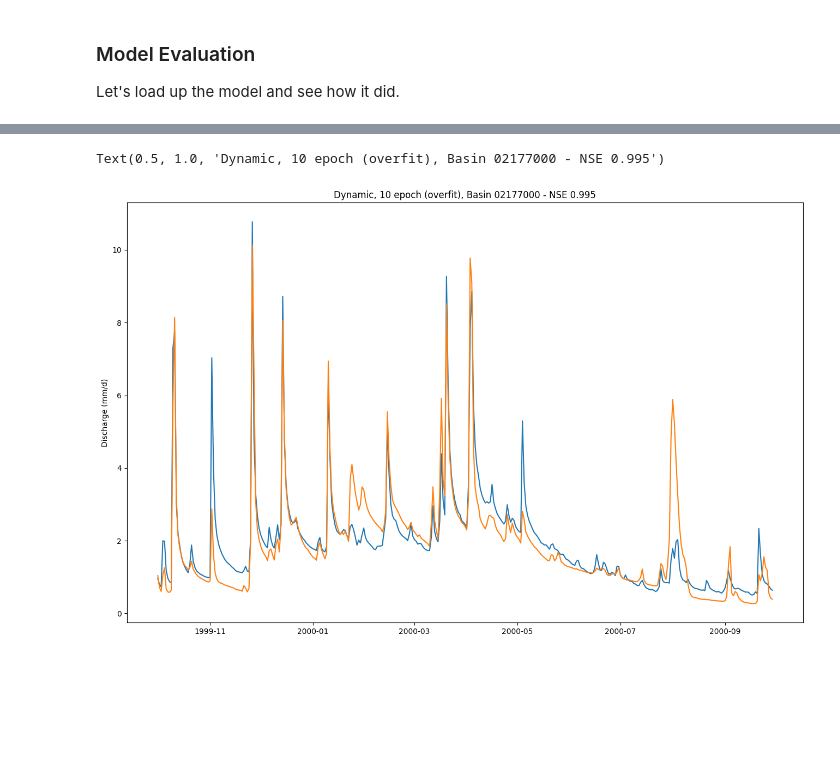
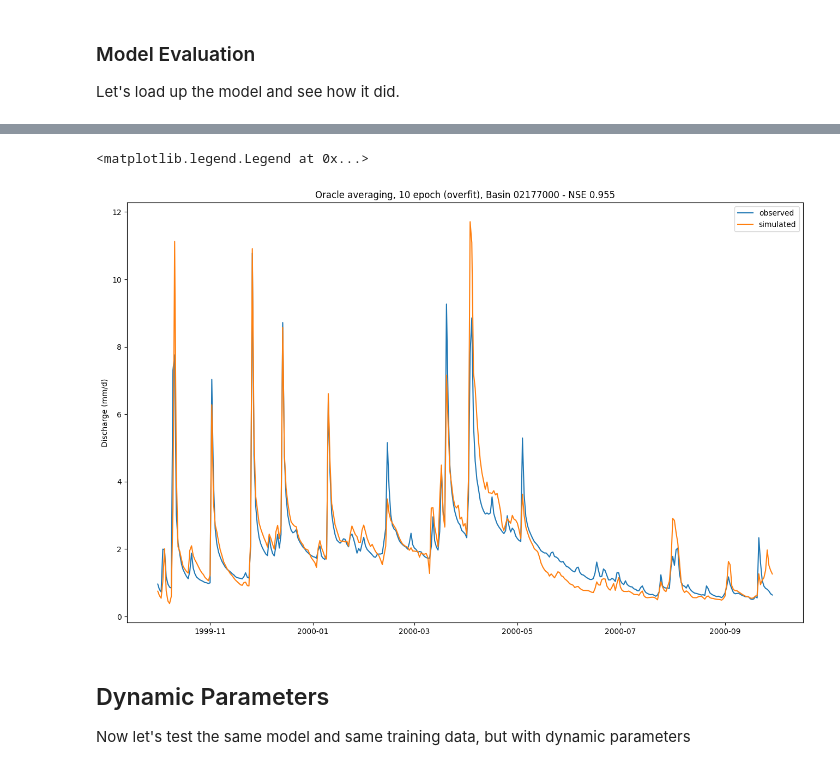
Before and after one commit to mines-ciroh/neuralhydrology-dcfe, a Jupyter notebook: examples/08-SHM/shm_training.ipynb, the cells around one changed output, grey strips where cells are left out. Cells and saved outputs as stored; diff of their text form; code cells hidden in the pictures; blank space fills up the shorter version.

Commit message:
Comparing oracle-averaged and dynamic parameters

```diff
--- a/examples/08-SHM/shm_training.ipynb
+++ b/examples/08-SHM/shm_training.ipynb
@@ -47,29 +47,33 @@ Metrics for 1D are calculated over last 1 elements only. Ignoring 364 prediction
 # %%
 with open(run_dir / "test" / "model_epoch010" / "test_results.p", "rb") as fp:
     results = pickle.load(fp)
 
 # Extract a data slice of observations and simulations
 results_xr = results["02177000"]['1D']['xr'].sel(date=slice("10-1999", None))
 
 # Get the scalar data and the 1D array of time_step values
 date_scalar = results_xr.coords['date'][0].values
 time_step_values = results_xr.coords['time_step'].values
 
 # Broadcast the scalar date across time_step and add the timedelta
 datetime_values = date_scalar + pd.to_timedelta(time_step_values, unit='D')
 
 # Add the datetime as a new coordinate to Result_xr
 results_xr = results_xr.assign_coords(datetime=("time_step", datetime_values))
 
 qobs = results_xr['QObs(mm/d)_obs']
-qsim = results_xr['QObs(mm/d)_sim']
+qsim_oracle = results_xr['QObs(mm/d)_sim']
 
 # extract observations and simulations
 fig, ax = plt.subplots(figsize=(16,10))
-ax.plot(qobs['datetime'], qobs[0])
-ax.plot(qsim['datetime'], qsim[0])
+ax.plot(qobs['datetime'], qobs[0], label='observed')
+ax.plot(qsim_oracle['datetime'], qsim_oracle[0], label='simulated')
 ax.set_ylabel("Discharge (mm/d)")
-ax.set_title(f"Dynamic, 10 epoch (overfit), Basin 02177000 - NSE {results['02177000']['1D']['NSE']:.3f}")
+ax.set_title(f"Oracle averaging, 10 epoch (overfit), Basin 02177000 - NSE {results['02177000']['1D']['NSE']:.3f}")
+ax.legend()
 # %% [output]
-Text(0.5, 1.0, 'Dynamic, 10 epoch (overfit), Basin 02177000 - NSE 0.995')
+<matplotlib.legend.Legend at 0x...>
-[figure, old version]
+[figure, new version]
+# %% [markdown]
+## Dynamic Parameters
+Now let's test the same model and same training data, but with dynamic parameters
```
Also changed, not shown: parts of 7 cells of this notebook, 4 other files.
